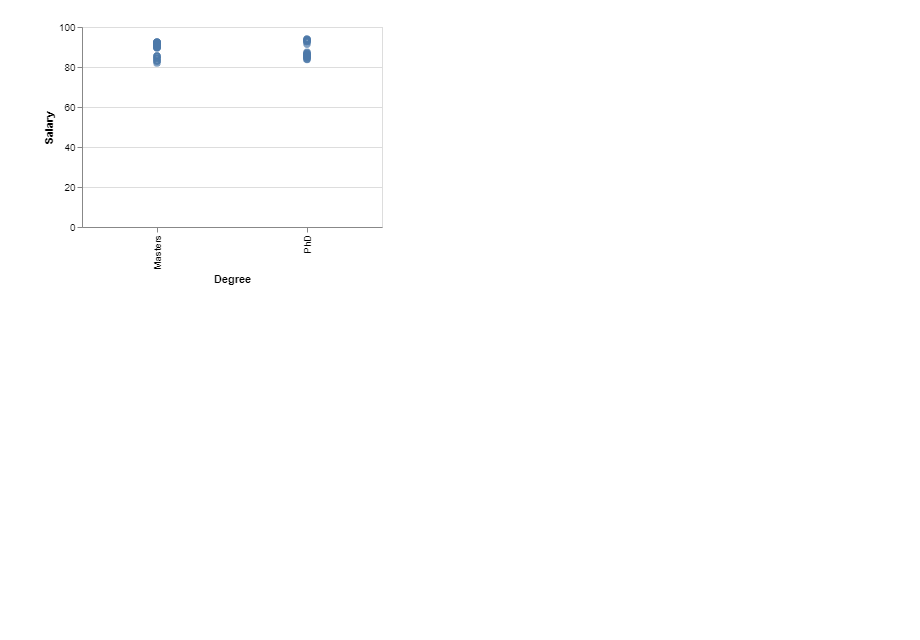
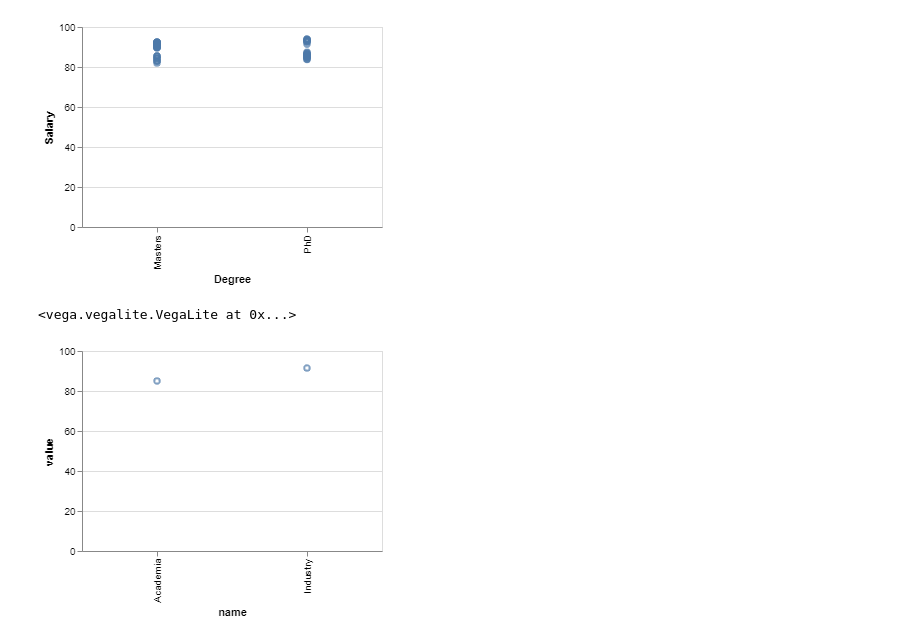
Before and after one commit to microsoft/datamations, a Jupyter notebook: notebooks/Datamations.ipynb, the cells around one changed output. Cells and saved outputs as stored; diff of their text form; code cells hidden in the pictures; blank space fills up the shorter version.

```diff
--- a/notebooks/Datamations.ipynb
+++ b/notebooks/Datamations.ipynb
@@ -37,3 +37,24 @@ VegaLite({
 # %% [output]
 <vega.vegalite.VegaLite at 0x...>
 [figure]
+# %%
+keys = list(datamation.output['Salary'].keys())
+values = list(datamation.output['Salary'].values)
+
+data = list(map(lambda i: {'name': keys[i], 'value': values[i]}, range(len(keys))))
+
+VegaLite({
+"$schema": "https://vega.github.io/schema/vega-lite/v4.json",
+"mark": "point",
+"width": 300,
+"encoding": {
+    "x": {"type": "ordinal", "field": "name"},
+    "y": {"type": "quantitative", "field": "value"}
+},
+    "data": {
+        "values": data
+    }
+})
+# %% [output]
+<vega.vegalite.VegaLite at 0x...>
+[figure, added]
```
Also changed, not shown: parts of 11 cells of this notebook.
